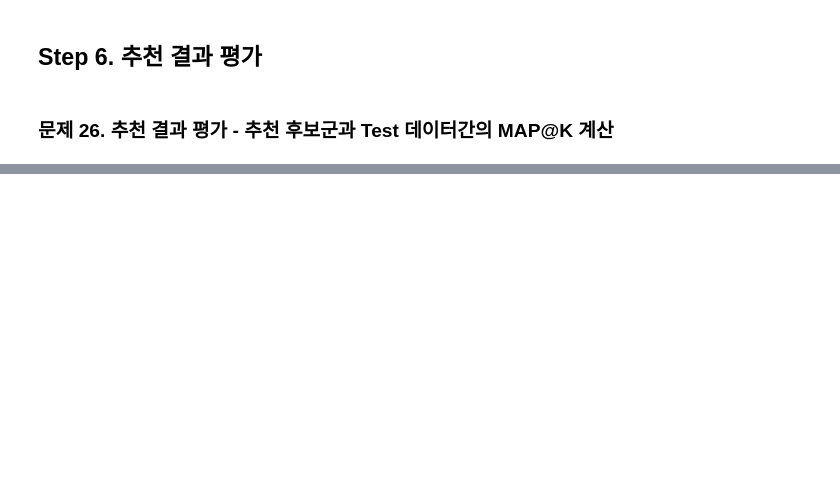
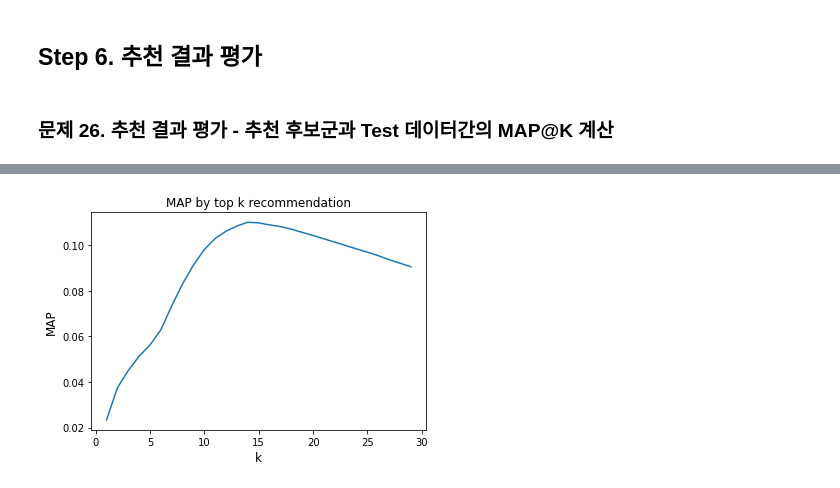
Before and after one commit to samjinwang/machine_learning_300, a Jupyter notebook: part5/chapter02/chapter02.ipynb, the cells around one changed output, grey strips where cells are left out. Saved outputs shown, nothing was run; the diff lists cells and outputs as text; code cells hidden in the pictures; blank space fills up the shorter version.

```diff
--- a/part5/chapter02/chapter02.ipynb
+++ b/part5/chapter02/chapter02.ipynb
@@ -1493,3 +1787,10 @@ str(user_recommendation_dict)[:2000]
 ### 문제 26. 추천 결과 평가 - 추천 후보군과 Test 데이터간의 MAP@K 계산
 # %%
 # 4점 이상을 준 test 시청 리스트 추출하여 MAP 계산
+# 이게 train_df
+user_actual_watch_list = rating_df[(rating_df['time'] < 975768738) & (rating_df['rating'] >= 4)].groupby('user_id')['movie_id'].apply(lambda x: x.tolist())
+# %%
+# 유저 635번의 추천 후보군중 탑 10개
+estimated_list = user_recommendation_dict[635].copy()
+sorted_list = sorted(estimated_list.items(), key=lambda t : t[1], reverse=True)
+top_k_list = [tup[0] for tup in sorted_list][:10]
@@ -1495,0 +1829,25 @@ str(user_recommendation_dict)[:2000]
+# %%
+def get_map_topk(k):
+  user_metric = []
+  for user in user_recommendation_dict:
+    try:
+      estimated_list = user_recommendation_dict[user].copy()
+      sorted_list = sorted(estimated_list.items(), key=lambda t : t[1], reverse=True)
+      top_k_list = [tup[0] for tup in sorted_list][:k]
+      user_metric.append((user, top_k_list, user_actual_watch_list[user]))
+    except:
+      print("list index out of range, exclude user " + str(user))
+
+  precision_list = []
+  for user in user_metric:
+    predictive_values = user[1]
+    actual_values = set(user[2])
+    tp = [pv for pv in predictive_values if pv in actual_values]
+    precision = len(tp) / len(predictive_values)
+    precision_list.append(precision)
+  return sum(precision_list) / len(precision_list)
+# %%
+k_param_list = range(1,30)
+map_list = []
+for k in k_param_list:
+  map_list.append(get_map_topk(k))
@@ -1499,0 +1874,11 @@ str(user_recommendation_dict)[:2000]
+# %%
+import matplotlib.pyplot as plt
+plt.plot(k_param_list, map_list)
+plt.title('MAP by top k recommendation')
+plt.ylabel('MAP', fontsize=12)
+plt.xlabel('k', fontsize=12)
+plt.show()
+#상위 15개정도까지 추천해주는게 좋은것 같다
+#15개정도 추천햇을때 10개중 하나는 맞춘다
+# %% [output]
+[figure, added]
```
Also changed, not shown: parts of 54 cells of this notebook, 1 other file.
